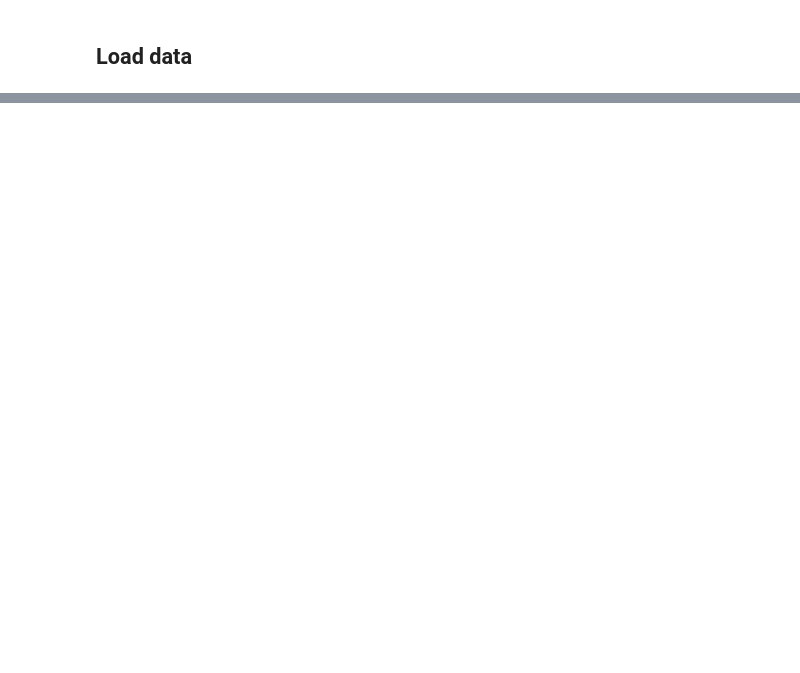
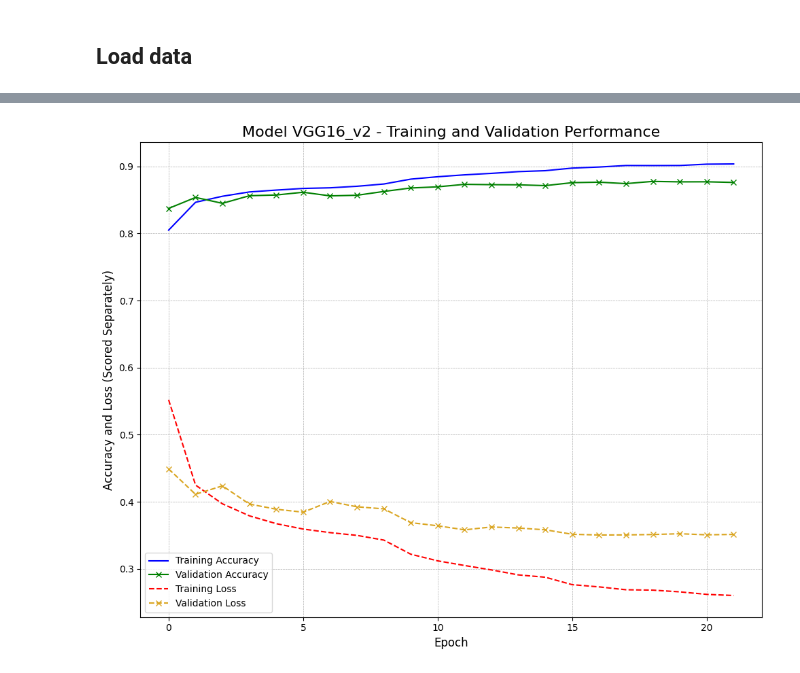
Before and after one commit to OleksiyM/Data_Science, a Jupyter notebook: Module_10/Hw10.ipynb, the cells around one changed output, grey strips where cells are left out. Saved outputs shown, nothing was run; the diff lists cells and outputs as text; code cells hidden in the pictures; blank space fills up the shorter version.

```diff
--- a/Module_10/Hw10.ipynb
+++ b/Module_10/Hw10.ipynb
@@ -1126,0 +485,28 @@ The most successful model (v12) achieved the desired accuracy by reducing the le
+# %%
+# Load and preprocess the Fashion MNIST dataset
+fashion_mnist = tf.keras.datasets.fashion_mnist
+(X_train, y_train), (X_test, y_test) = fashion_mnist.load_data()
+X_train, X_test = X_train / 255.0, X_test / 255.0
+
+# Add a channels dimension and resize to 32x32
+X_train = tf.image.resize(X_train[..., tf.newaxis], [32, 32])
+X_test = tf.image.resize(X_test[..., tf.newaxis], [32, 32])
+
+# Convert grayscale images to RGB by duplicating channels
+X_train = tf.image.grayscale_to_rgb(X_train)
+X_test = tf.image.grayscale_to_rgb(X_test)
+
+y_train = to_categorical(y_train, 10)
+y_test = to_categorical(y_test, 10)
+
+
+
+# Define data augmentation
+# datagen = ImageDataGenerator(
+#     rotation_range=15,
+#     width_shift_range=0.1,
+#     height_shift_range=0.1,
+#     horizontal_flip=True,
+#     fill_mode="nearest"
+# )
+# datagen.fit(X_train)
@@ -1126,0 +554,13 @@ The most successful model (v12) achieved the desired accuracy by reducing the le
+# %%
+%%time
+# Train the model
+model_history_vgg16_v2 = model_vgg16_v2.fit(X_train, y_train, batch_size=128,
+                                      #steps_per_epoch=50,
+                                      epochs=50,
+                                      validation_data=(X_test, y_test),
+                                      #callbacks=[])
+                                      callbacks=[early_stopping, reduce_lr, lr_scheduler, checkpoint])
+
+# Test accuracy: 0.8770999908447266 Test loss: 0.34798315167427063 all layers
+# Test accuracy: 0.8784999847412109 Test loss: 0.34821221232414246 -3 layers (dense_layer2, batchnorm_layer2, dropout_layer2)
+# Test accuracy: 0.8769000172615051 Test loss: 0.34962213039398193 -3 layers (dropout_layer1, batchnorm_layer2,)
@@ -1126,0 +585,4 @@ The most successful model (v12) achieved the desired accuracy by reducing the le
+# %%
+plot_model(model_history_vgg16_v2 , model_version='VGG16_v2')
+# %% [output]
+[figure, added]
```
Also changed, not shown: parts of 107 cells of this notebook, 2 other files.
